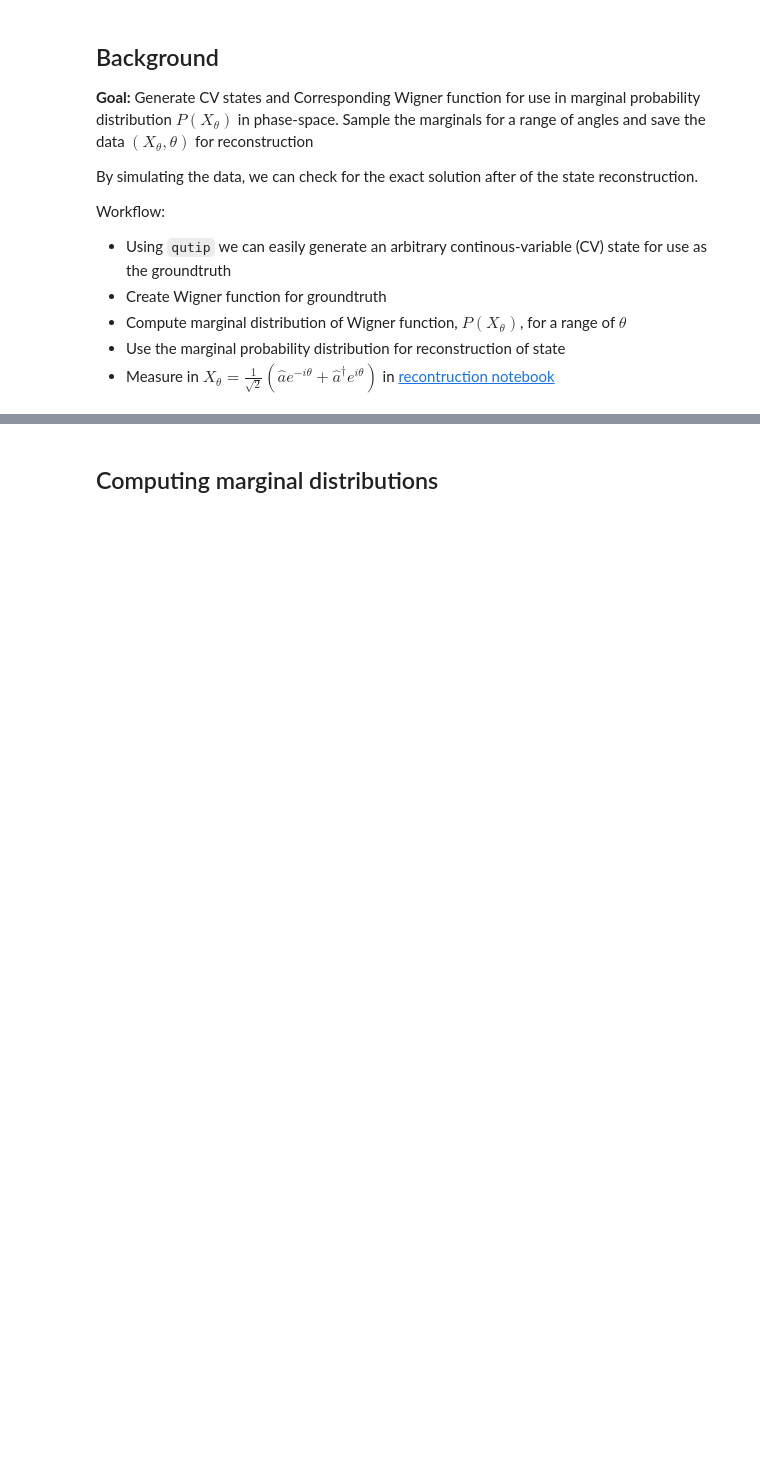
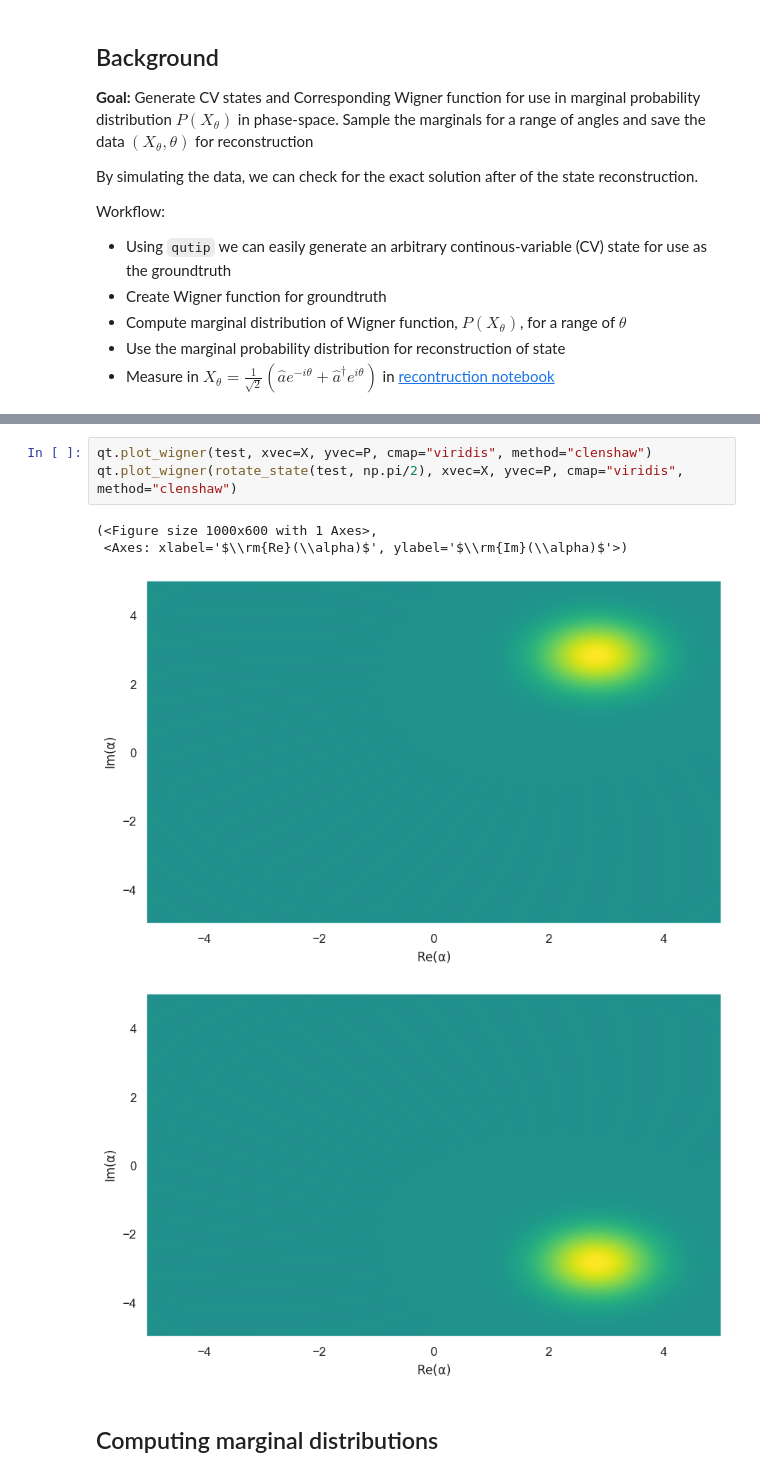
Before and after one commit to BastianValhoj/sciqisHomodyneTomography, a Jupyter notebook: HomoTomo/generateState.ipynb, the cells around one changed output, grey strips where cells are left out. Cells and saved outputs as stored; diff of their text form; blank space fills up the shorter version.

```diff
--- a/HomoTomo/generateState.ipynb
+++ b/HomoTomo/generateState.ipynb
@@ -198,3 +148,11 @@ for a in axes[3:]:
+# %%
+qt.plot_wigner(test, xvec=X, yvec=P, cmap="viridis", method="clenshaw")
+qt.plot_wigner(rotate_state(test, np.pi/2), xvec=X, yvec=P, cmap="viridis", method="clenshaw")
+# %% [output]
+(<Figure size 1000x600 with 1 Axes>,
+ <Axes: xlabel='$\\rm{Re}(\\alpha)$', ylabel='$\\rm{Im}(\\alpha)$'>)
+[figure, added]
+[figure, added]
 # %% [markdown]
 ## Computing marginal distributions
 # %% [markdown]
```
Also changed, not shown: parts of 20 cells of this notebook, 2 other files.
